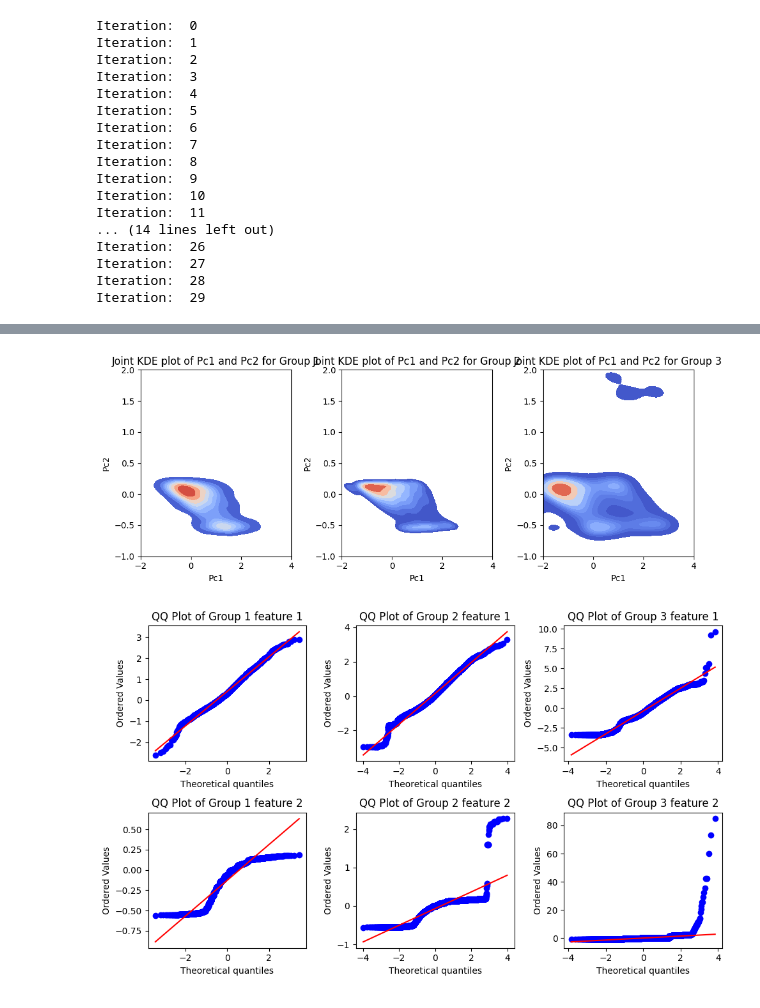
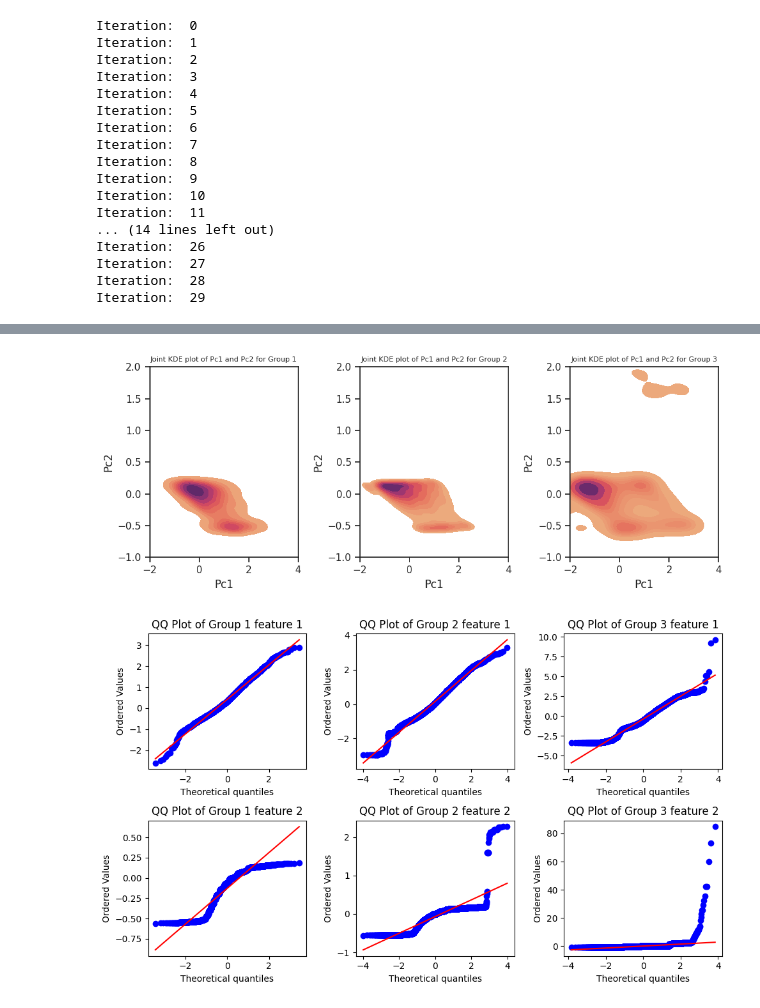
Before and after one commit to hiaac-finance/credit_pipeline, a Jupyter notebook: examples/Model_Pipeline_Functions_Pessoal_V24_Data_LC.ipynb, the cells around one changed output, grey strips where cells are left out. Cells and saved outputs as stored; diff of their text form; code cells hidden in the pictures.

```diff
--- a/examples/Model_Pipeline_Functions_Pessoal_V24_Data_LC.ipynb
+++ b/examples/Model_Pipeline_Functions_Pessoal_V24_Data_LC.ipynb
@@ -459,41 +540,20 @@ plt.show()
-# %%
-import seaborn as sns
-
-fig, axs = plt.subplots(1, 3, figsize=(10, 4))
-
-# Plot a joint distribution of the two features using Seaborn
-sns.kdeplot(x="Pc1", y="Pc2",
-                data=finalDf.query("Group == 1 and Pc2 < 2"),
-                cmap="coolwarm", fill=True, ax=axs[0])
-
-axs[0].set_title('Joint KDE plot of Pc1 and Pc2 for Group 1')
-axs[0].set_ylim([-1, 2])
-axs[0].set_xlim([-2, 4])
-
-
-# Plot a joint distribution of the two features using Seaborn
-sns.kdeplot(x="Pc1", y="Pc2",
-                data=finalDf.query("Group == 2 and Pc2 < 2"),
-                cmap="coolwarm", fill=True, ax=axs[1])
-
-axs[1].set_title('Joint KDE plot of Pc1 and Pc2 for Group 2')
-axs[1].set_ylim([-1, 2])
-axs[1].set_xlim([-2, 4])
-
-# Plot a joint distribution of the two features using Seaborn
-sns.kdeplot(x="Pc1", y="Pc2",
-                data=finalDf.query("Group == 3 and Pc2 < 2"),
-                cmap="coolwarm", fill=True, ax=axs[2])
-
-axs[2].set_title('Joint KDE plot of Pc1 and Pc2 for Group 3')
-axs[2].set_ylim([-1, 2])
-axs[2].set_xlim([-2, 4])
-
-plt.tight_layout()
-# Show the plot
-plt.show()
-# %% [output]
-[figure, removed]
+# %%
+sns.set_theme(style="ticks")
+fig, axs = plt.subplots(1, 3, figsize=(10, 4))
+
+# For each group, create a jointplot
+for i in range(1, 4):
+    g = sns.kdeplot(x="Pc1", y="Pc2",
+                data=finalDf.query(f"Group == {i} and Pc2 < 2"),
+                cmap="flare", fill=True, ax=axs[i-1])
+    axs[i-1].set_title(f'Joint KDE plot of Pc1 and Pc2 for Group {i}', fontsize=8)
+    axs[i-1].set_ylim([-1, 2])
+    axs[i-1].set_xlim([-2, 4])
+
+plt.tight_layout()
+plt.show()
+# %% [output]
+[figure, added]
 # %%
 import scipy.stats as stats
 g1 = finalDf.query("Group == 1")
```
Also changed, not shown: parts of 11 cells of this notebook, 11 other files.
